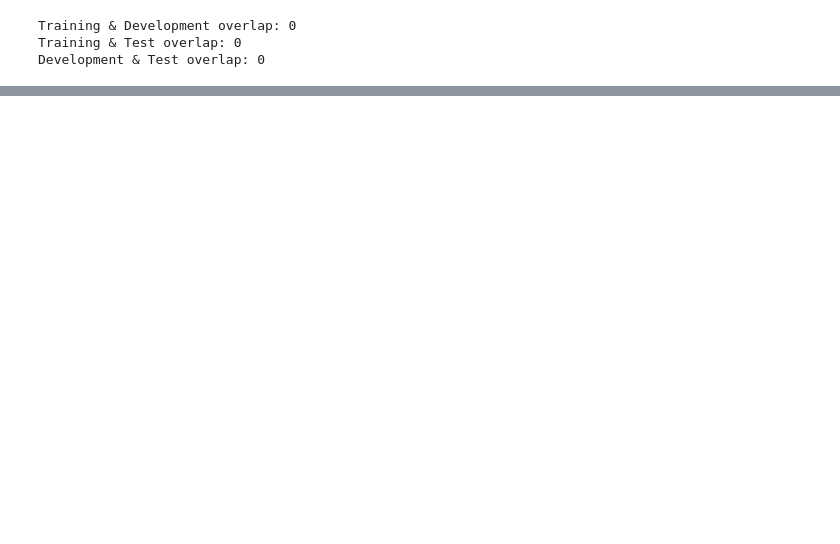
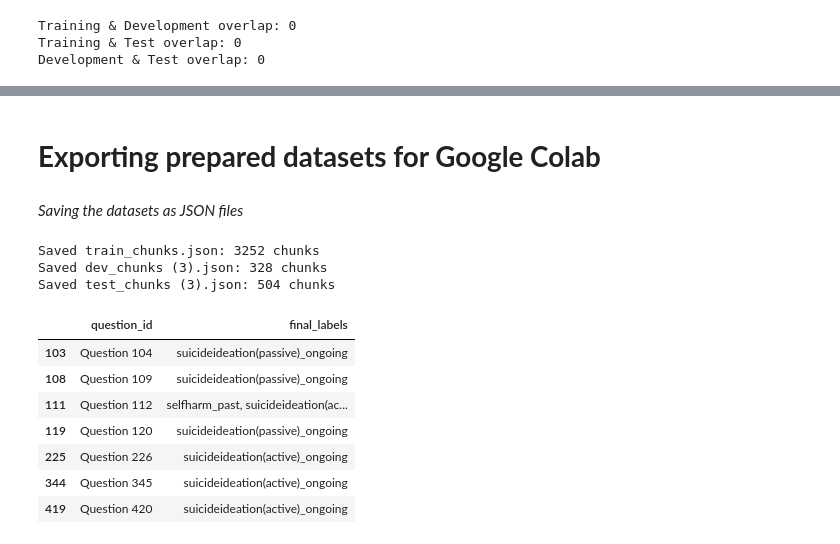
Before and after one commit to Njeri-Kiarie/Final_Capstone, a Jupyter notebook: salama.ipynb, the cells around one changed output, grey strips where cells are left out. Saved outputs shown, nothing was run; the diff lists cells and outputs as text; code cells hidden in the pictures; blank space fills up the shorter version.

```diff
--- a/salama.ipynb
+++ b/salama.ipynb
@@ -1401,0 +1813,24 @@ display(target_distribution)
+# %%
+# Recreate the label list using the corrected labels
+development["label_list"] = development["final_labels"].apply(
+    lambda x: [label.strip() for label in x.split(",")]
+)
+
+# Correct child abuse/endangerment classification
+development["childabuse_endangerment"] = development["label_list"].apply(
+    lambda labels: int(
+        any(
+            label.startswith("childabuse_endangerment_")
+            for label in labels
+        )
+    )
+)
+
+# Recalculate binary GBV classification
+development["gbv_related"] = (
+    development[gbv_categories].max(axis=1)
+).astype(int)
+
+# Verify the updated results
+print("Child abuse positives:", development["childabuse_endangerment"].sum())
+print("Total GBV positives:", development["gbv_related"].sum())
@@ -2057,0 +1999,48 @@ JSON ZIP created successfully!
+# %% [markdown]
+# **Exporting prepared datasets for Google Colab**
+# %% [markdown]
+*Saving the datasets as JSON files*
+# %%
+import json
+
+datasets = {
+    "train_chunks.json": train_chunks,
+    "dev_chunks (3).json": dev_chunks,
+    "test_chunks (3).json": test_chunks_df
+}
+
+for filename, df in datasets.items():
+    records = df.to_dict(orient="records")
+
+    with open(filename, "w", encoding="utf-8") as f:
+        json.dump(records, f)
+
+    print(f"Saved {filename}: {len(records)} chunks")
+# %% [output]
+Saved train_chunks.json: 3252 chunks
+Saved dev_chunks (3).json: 328 chunks
+Saved test_chunks (3).json: 504 chunks
+# %%
+false_positive_ids = [
+    "Question 104",
+    "Question 109",
+    "Question 112",
+    "Question 120",
+    "Question 226",
+    "Question 345",
+    "Question 420"
+]
+
+development.loc[
+    development["question_id"].isin(false_positive_ids),
+    ["question_id", "final_labels"]
+]
+# %% [output]
+|  | question_id | final_labels |
+| 103 | Question 104 | suicideideation(passive)_ongoing |
+| 108 | Question 109 | suicideideation(passive)_ongoing |
+| 111 | Question 112 | selfharm_past, suicideideation(ac... |
+| 119 | Question 120 | suicideideation(passive)_ongoing |
+| 225 | Question 226 | suicideideation(active)_ongoing |
+| 344 | Question 345 | suicideideation(active)_ongoing |
+| 419 | Question 420 | suicideideation(active)_ongoing |
```
Also changed, not shown: parts of 160 cells of this notebook, 2 other files.
